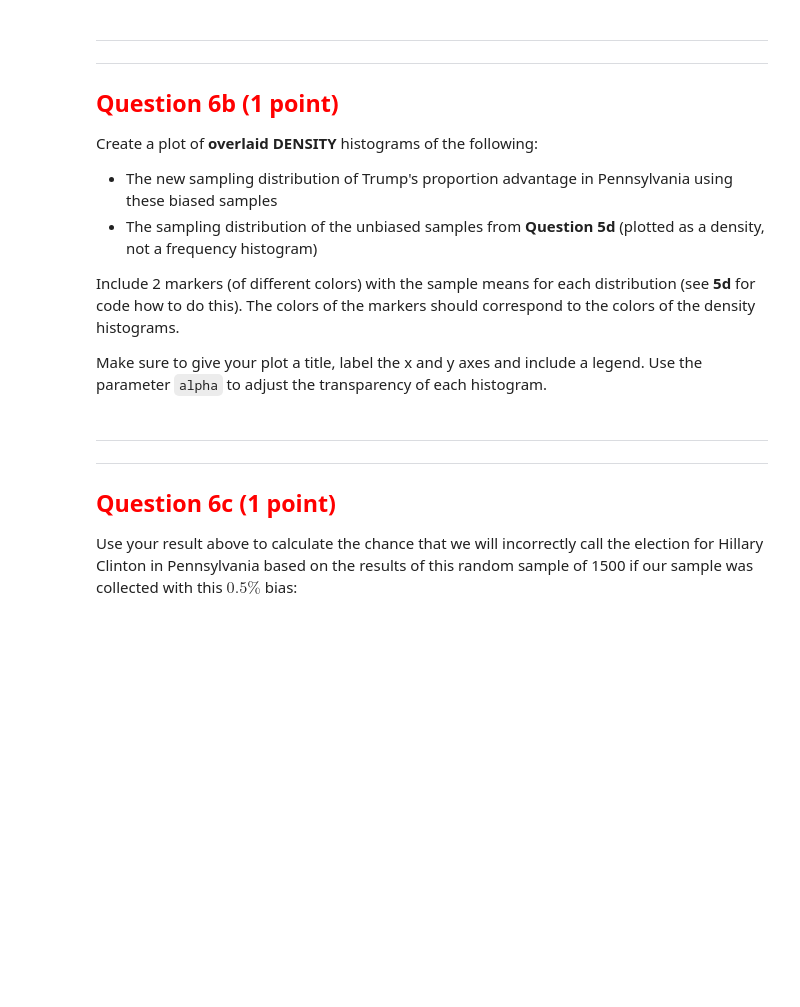
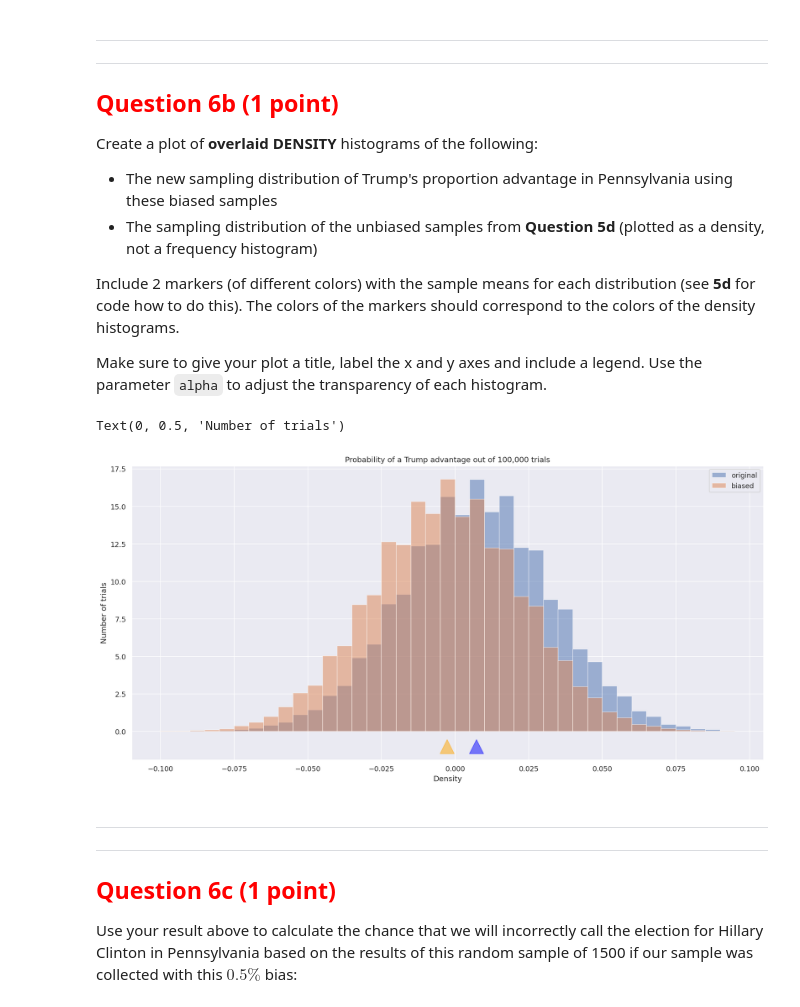
Before and after one commit to kinderhead/CSCI-3022-Introduction-to-Data-Science-Summer-2026, a Jupyter notebook: Homework-7/dist/student/hw07.ipynb, the cells around one changed output. Drawn from its saved outputs; the diff is of its cells as text; code cells hidden in the pictures; blank space fills up the shorter version.

```diff
--- a/Homework-7/dist/student/hw07.ipynb
+++ b/Homework-7/dist/student/hw07.ipynb
@@ -719,10 +834,13 @@ That is, `biased_simulation[i]` should hold the result of the `i+1`th simulation
 
 That is, your answer to this problem should be just like your answer from **Question 5c**, but now using samples that are biased as described above.
 # %%
-def draw_biased_state_sample(N, state):
+def draw_biased_state_sample(N: int, state: str):
+    v = votes[state]
+    clinton = v[2] + .005
+    trump = v[1] - .005
+    return stats.multinomial.rvs(N, [trump, clinton, 1 - trump - clinton])
 
-    ...
 
-biased_simulations = ...
+biased_simulations = np.array([trump_advantage(draw_biased_state_sample(1500, "pennsylvania")) for _ in range(100000)])
 # %%
 grader.check("q6a")
@@ -743,7 +863,19 @@ Include 2 markers (of different colors) with the sample means for each distribut
 Make sure to give your plot a title, label the x and y axes and include a legend.
 Use the parameter `alpha` to adjust the transparency of each histogram.
 # %%
-...
+bins = list(np.arange(-.1, .1, .005))
+
+plt.hist(simulations, bins, density=True, alpha=.5, label="original")
+plt.hist(biased_simulations, bins, density=True, alpha=.5, label="biased")
+plt.scatter(simulations.mean(), -1, marker='^', color='blue', s=500, alpha=.5)
+plt.scatter(biased_simulations.mean(), -1, marker='^', color='orange', s=500, alpha=.5)
+plt.title("Probability of a Trump advantage out of 100,000 trials")
+plt.legend()
+plt.xlabel("Density")
+plt.ylabel("Number of trials")
+# %% [output]
+Text(0, 0.5, 'Number of trials')
+[figure, added]
 # %% [markdown]
 <!-- END QUESTION -->
 
```
Also changed, not shown: parts of 47 cells of this notebook.
